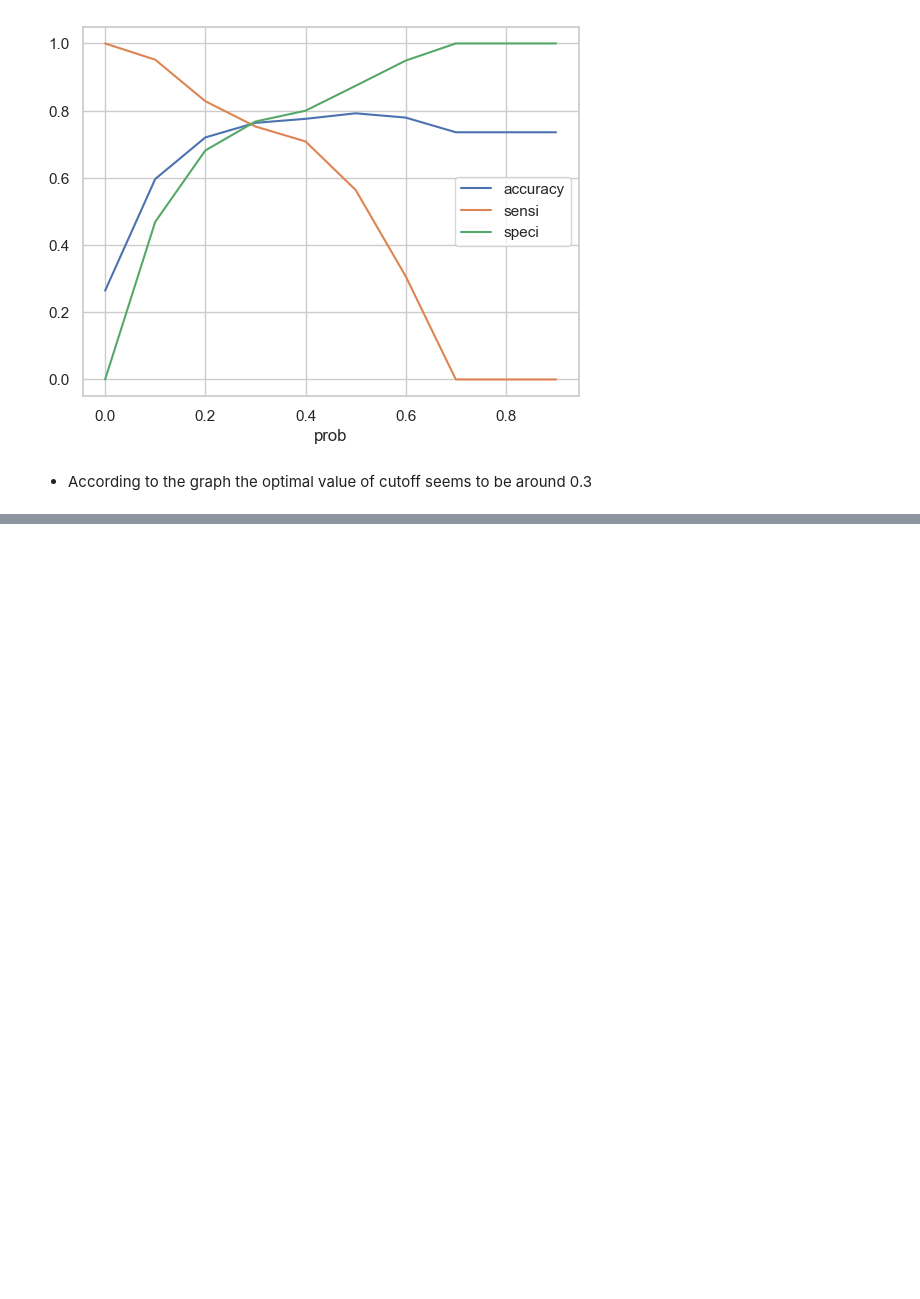
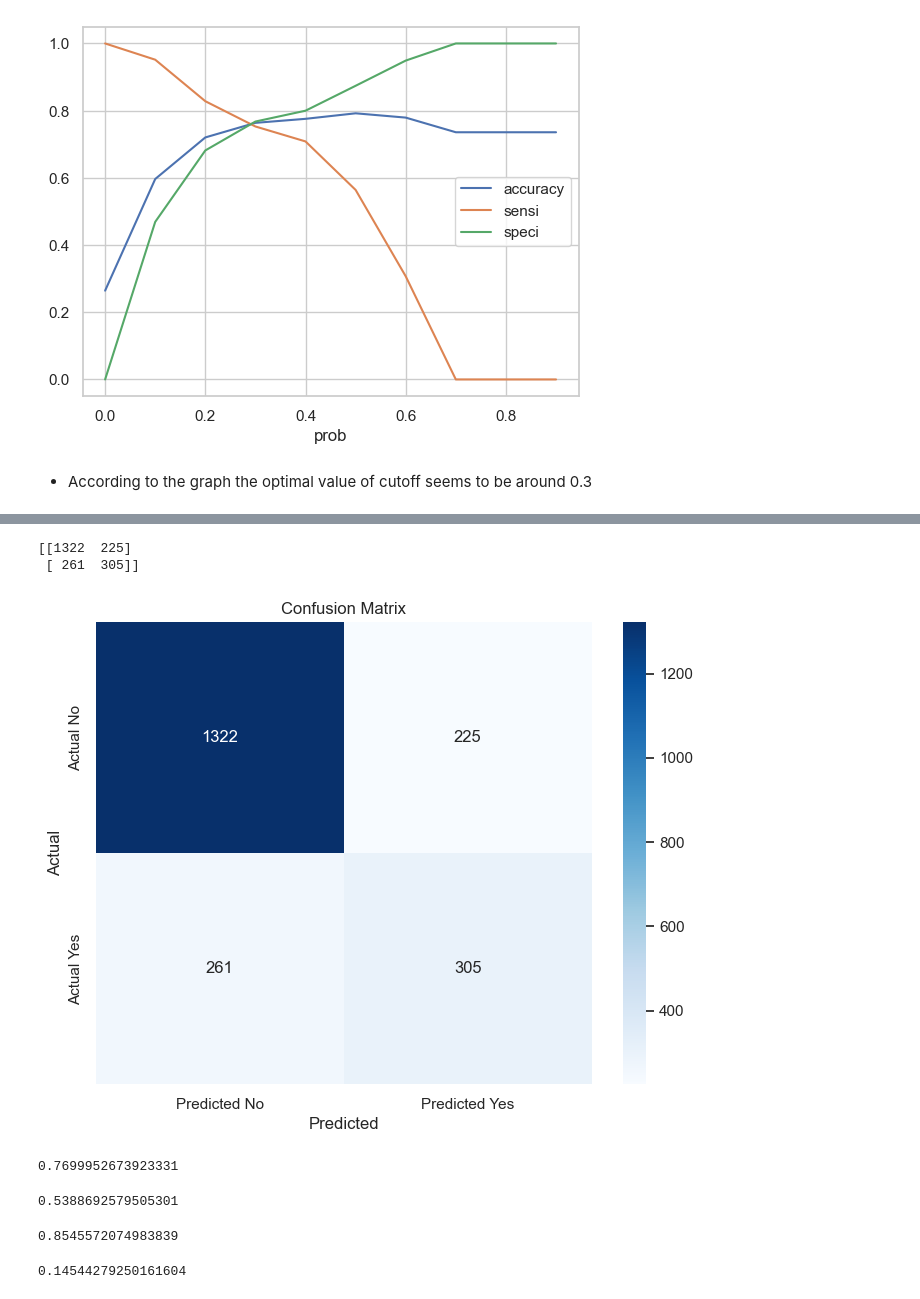
Before and after one commit to MrBinit/Supervised-Learning, a Jupyter notebook: logistic regression/b.ipynb, the cells around one changed output, grey strips where cells are left out. Cells and saved outputs as stored; diff of their text form; code cells hidden in the pictures; blank space fills up the shorter version.

```diff
--- a/logistic regression/b.ipynb
+++ b/logistic regression/b.ipynb
@@ -1744,0 +1807,9 @@ plt.show()
+# %%
+# adding the constant to x_test
+
+x_test_sm = sm.add_constant(x_test)
+# %%
+# creating the predictions based on the model
+
+y_test_pred = pred.predict(x_test_sm)
+y_test_pred[:10]
@@ -1744,0 +1828,4 @@ plt.show()
+# %%
+# creating different columns to store the covert situation and the probability for the same
+
+y_test_final = pd.DataFrame({'Churn' : y_test.values, 'Churn_prob' : y_test_pred})
@@ -1744,0 +1841,35 @@ plt.show()
+# %%
+# testing with a cutoff at 0.3 . We can use different cutoffs as required
+
+y_test_final['predicted'] = y_test_final.Churn_prob.map(lambda x: 1 if x >0.5 else 0)
+# %%
+# creating the confusion matrix
+
+confusion_one = metrics.confusion_matrix(y_test_final.Churn, y_test_final.predicted)
+print(confusion_one)
+# %% [output]
+[[1322  225]
+ [ 261  305]]
+# %%
+
+import seaborn as sns
+
+confusion = metrics.confusion_matrix(y_test_final.Churn, y_test_final.predicted)
+
+# Create a heatmap of the confusion matrix
+plt.figure(figsize=(8, 6))
+sns.heatmap(confusion, annot=True, fmt="d", cmap="Blues",
+            xticklabels=["Predicted No", "Predicted Yes"],
+            yticklabels=["Actual No", "Actual Yes"])
+plt.xlabel("Predicted")
+plt.ylabel("Actual")
+plt.title("Confusion Matrix")
+plt.show()
+# %% [output]
+[figure, added]
+# %%
+# the accuracy of the model
+
+print(metrics.accuracy_score(y_test_final.Churn, y_test_final.predicted))
+# %% [output]
+0.7699952673923331
@@ -1744,0 +1888,19 @@ plt.show()
+# %%
+# sensitivity of the model : A measure of how accurately does the model predict the positive outcomes
+# sesitivity can also be termed as true positive rate
+
+tp1 /(tp1+fn1)
+# %% [output]
+0.5388692579505301
+# %%
+# specificity of the model : A measure of how accurately does the model predict negative outcomes
+
+tn1 /(tn1+fp1)
+# %% [output]
+0.8545572074983839
+# %%
+# false positive rate : A measure of how many 0s were predicted as 1
+
+fp1 /(tn1+fp1)
+# %% [output]
+0.14544279250161604
```
Also changed, not shown: parts of 22 cells of this notebook.
